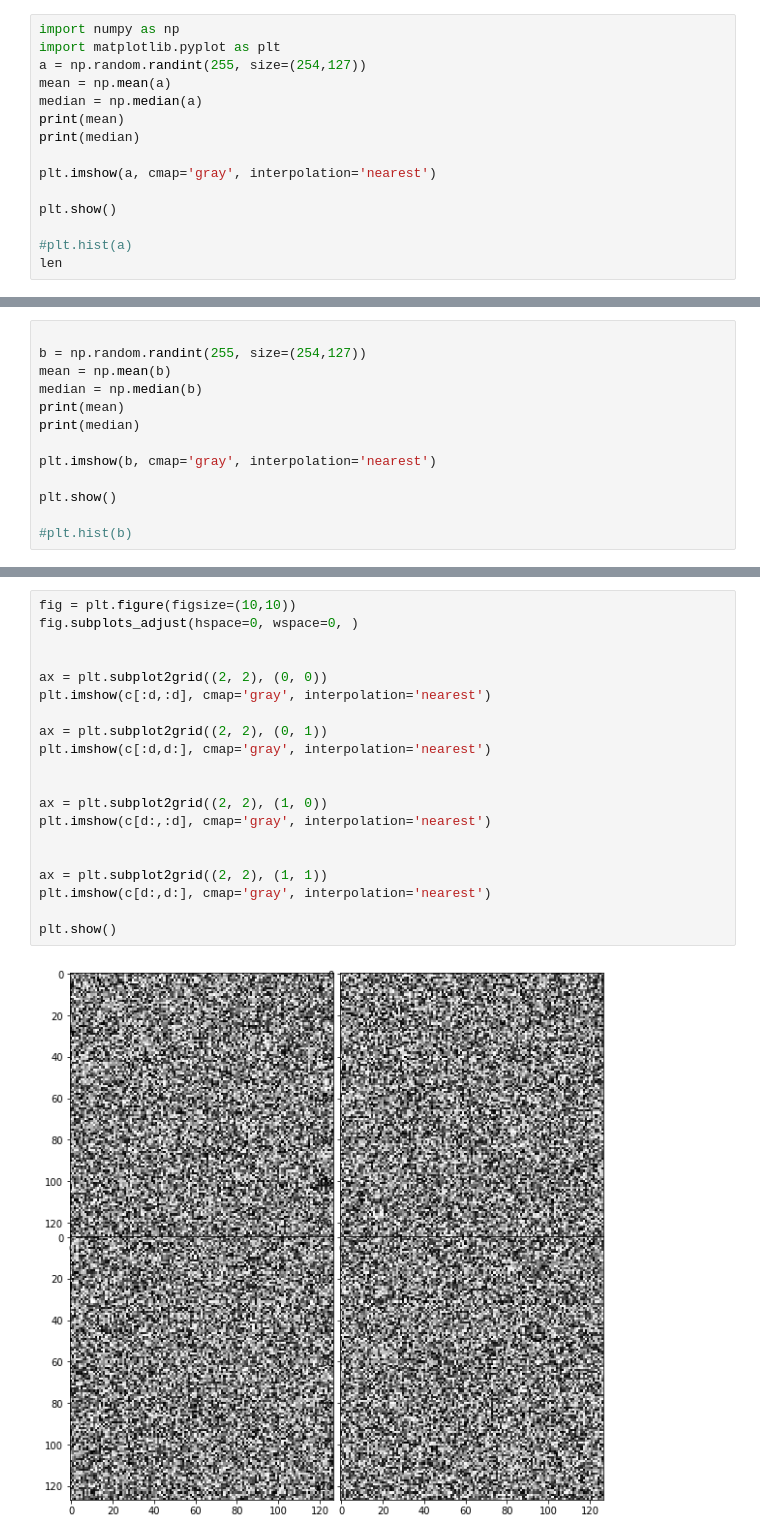
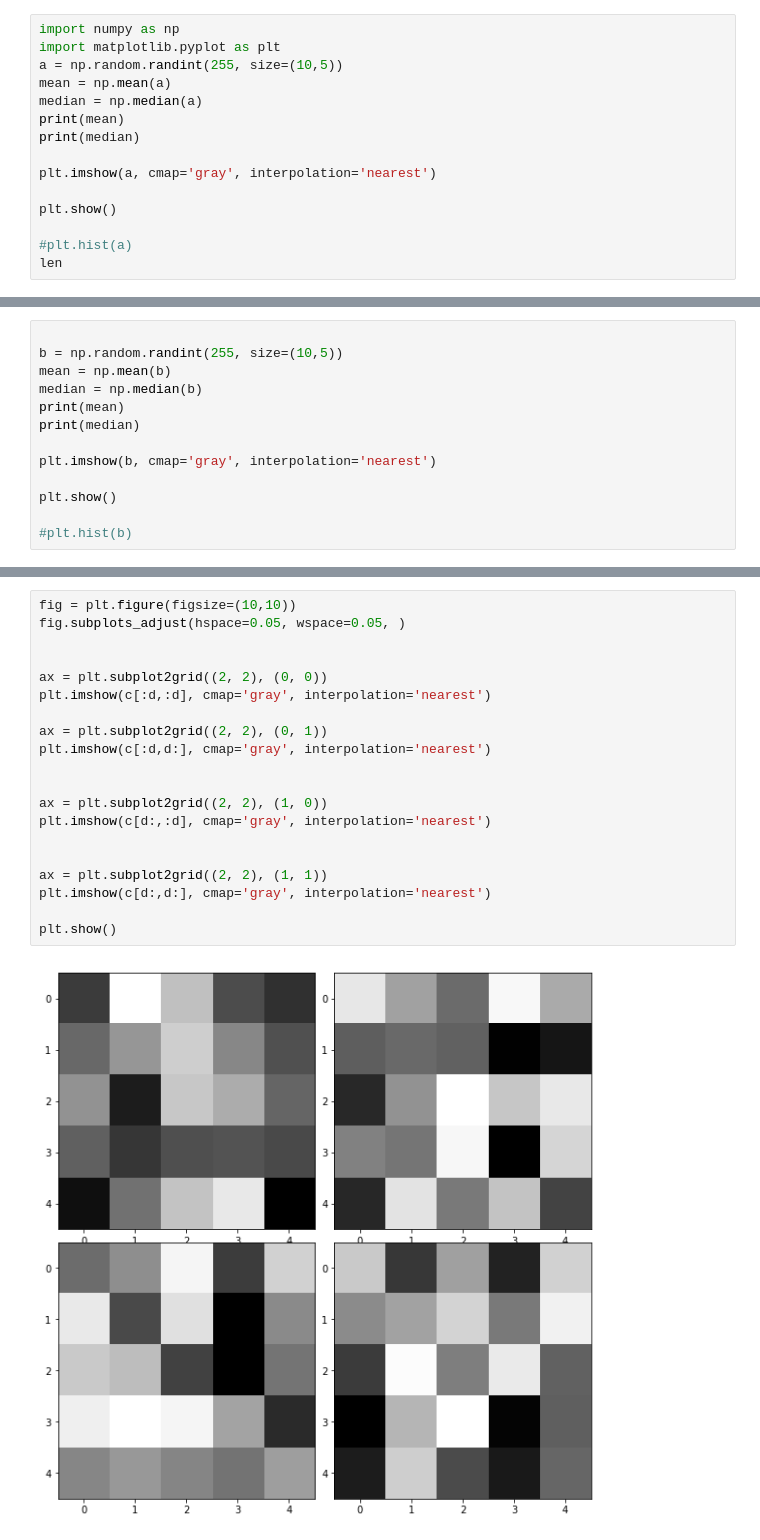
Before and after one commit to smartysam9821/DS, a Jupyter notebook: Matrix_image_problem.ipynb, the cells around one changed output, grey strips where cells are left out. Cells and saved outputs as stored; diff of their text form.

```diff
--- a/Matrix_image_problem.ipynb
+++ b/Matrix_image_problem.ipynb
@@ -3,7 +3,7 @@
 # %%
 import numpy as np
 import matplotlib.pyplot as plt
-a = np.random.randint(255, size=(254,127))
+a = np.random.randint(255, size=(10,5))
 mean = np.mean(a)
 median = np.median(a)
 print(mean)
@@ -22,7 +22,7 @@ len
 <function len>
 # %%
 
-b = np.random.randint(255, size=(254,127))
+b = np.random.randint(255, size=(10,5))
 mean = np.mean(b)
 median = np.median(b)
 print(mean)
@@ -114,22 +135,22 @@ array([[105, 172, 145, ...,  79,  30, 146],
 # %%
 fig = plt.figure(figsize=(10,10))
-fig.subplots_adjust(hspace=0, wspace=0, )
+fig.subplots_adjust(hspace=0.05, wspace=0.05, )
 
 
 ax = plt.subplot2grid((2, 2), (0, 0))
 plt.imshow(c[:d,:d], cmap='gray', interpolation='nearest')
 
 ax = plt.subplot2grid((2, 2), (0, 1))
 plt.imshow(c[:d,d:], cmap='gray', interpolation='nearest')
 
 
 ax = plt.subplot2grid((2, 2), (1, 0))
 plt.imshow(c[d:,:d], cmap='gray', interpolation='nearest')
 
 
 ax = plt.subplot2grid((2, 2), (1, 1))
 plt.imshow(c[d:,d:], cmap='gray', interpolation='nearest')
 
 plt.show()
 # %% [output]
-[figure, old version]
+[figure, new version]
```
Also changed, not shown: parts of 10 cells of this notebook.
